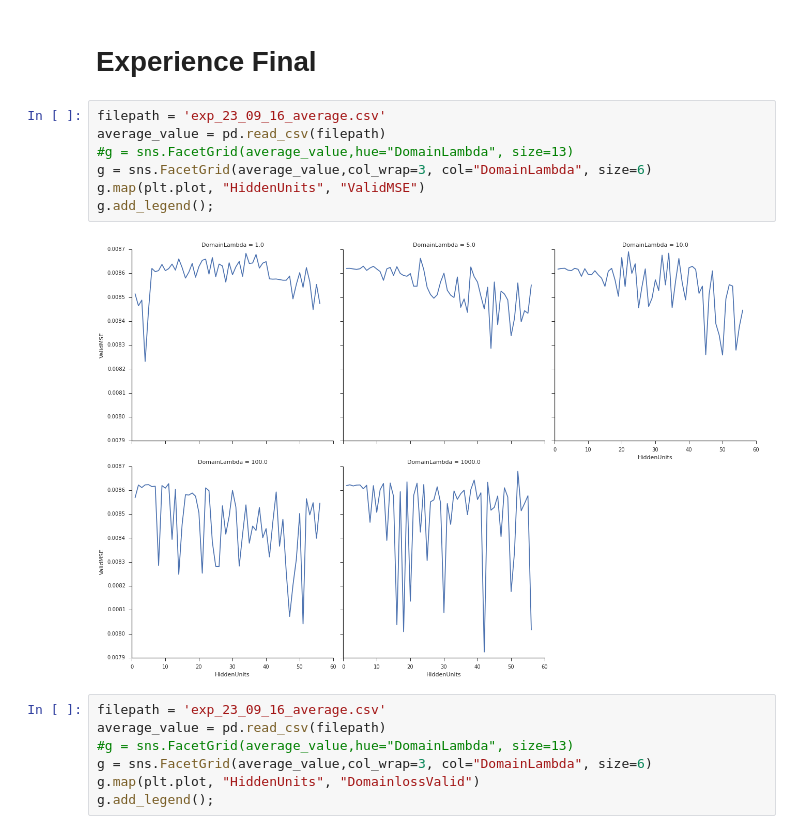
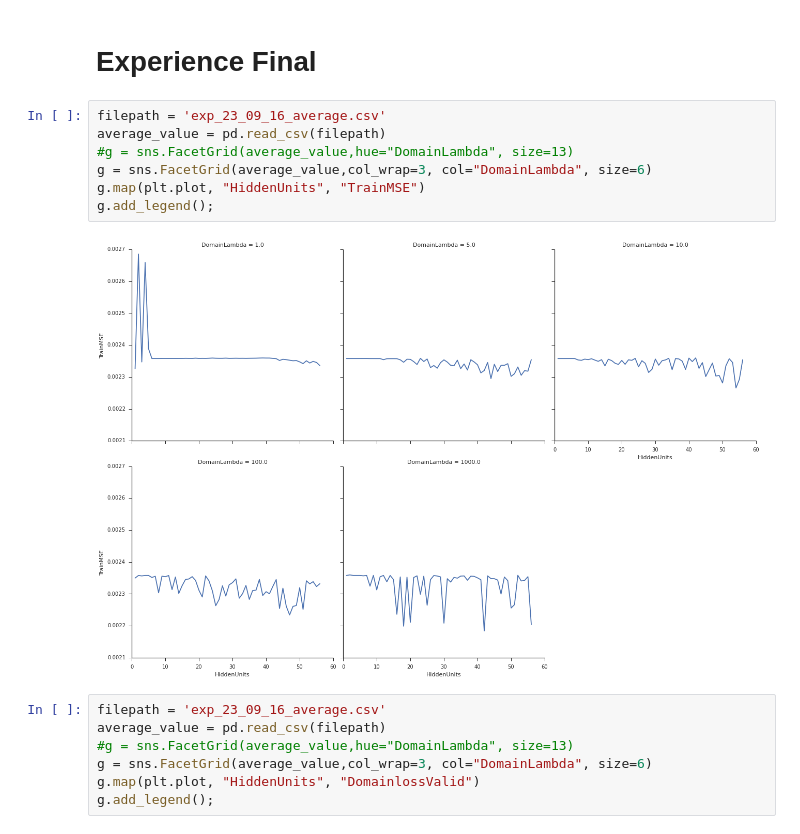
Before and after one commit to fengsy868/Dann-EEG, a Jupyter notebook: Ploting.ipynb, the cells around one changed output. Cells and saved outputs as stored; diff of their text form.

```diff
--- a/Ploting.ipynb
+++ b/Ploting.ipynb
@@ -95,12 +95,12 @@ fig.savefig('nn.png')
 # %%
 filepath = 'exp_23_09_16_average.csv'
 average_value = pd.read_csv(filepath)
 #g = sns.FacetGrid(average_value,hue="DomainLambda", size=13)
 g = sns.FacetGrid(average_value,col_wrap=3, col="DomainLambda", size=6)
-g.map(plt.plot, "HiddenUnits", "ValidMSE")
+g.map(plt.plot, "HiddenUnits", "TrainMSE")
 g.add_legend();
 # %% [output]
-[figure, old version]
+[figure, new version]
 # %%
 filepath = 'exp_23_09_16_average.csv'
 average_value = pd.read_csv(filepath)
```
